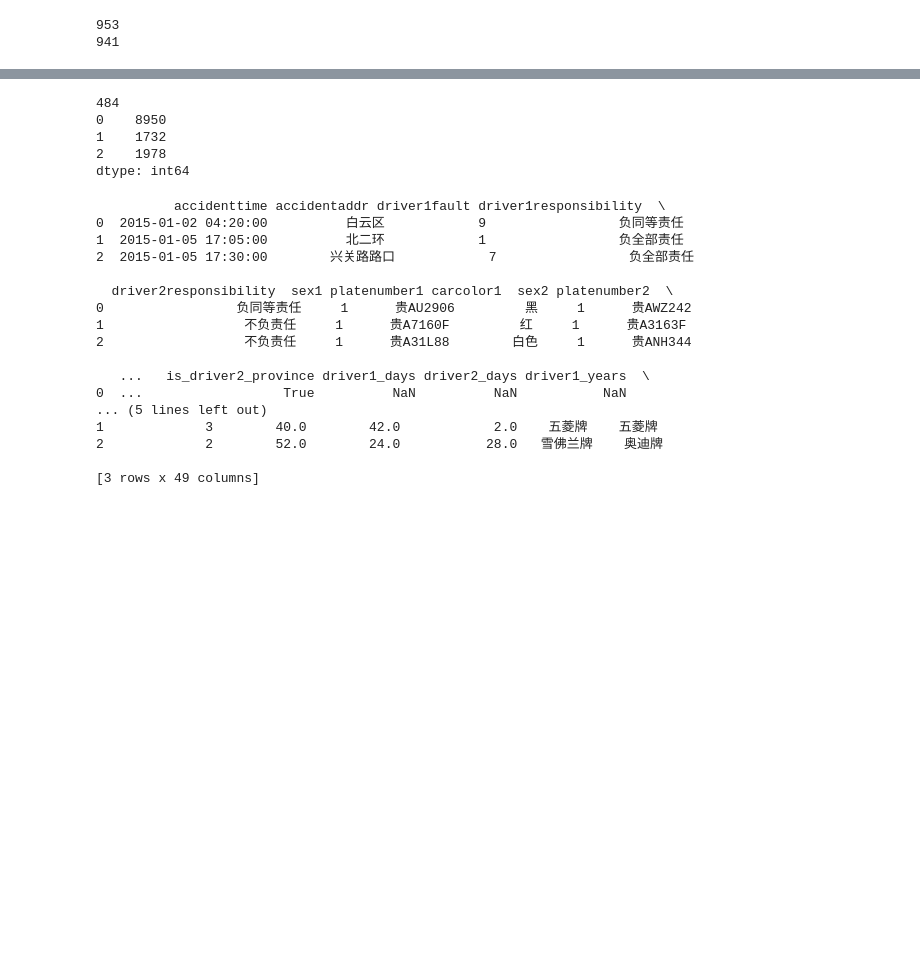
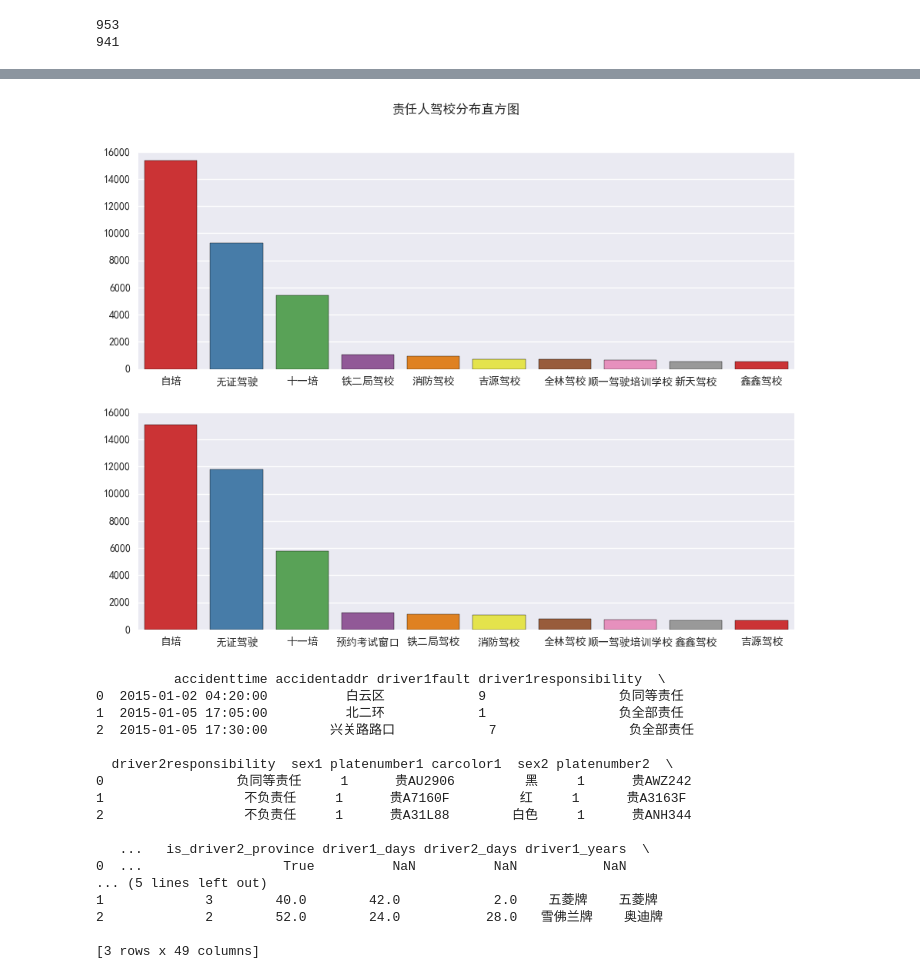
Before and after one commit to junechaild/accident_analysis, a Jupyter notebook: feature_process.ipynb, the cells around one changed output, grey strips where cells are left out. Cells and saved outputs as stored; diff of their text form; code cells hidden in the pictures; blank space fills up the shorter version.

```diff
--- a/feature_process.ipynb
+++ b/feature_process.ipynb
@@ -663,18 +697,26 @@ print(accident_data["clcpp2"].value_counts().count())
 # %%
-# print(accident_data["jxmc1"].value_counts()[:200])
-jxname1=accident_data["jxmc1"]
-jxname1=jxname1.replace("十一培","小河区十一驾校")
-jxname1=jxname1.replace("铁二局驾校 ","南明区铁二局驾校")
-jxname1=jxname1.replace("消防驾校 ","白云区消防驾校")
-print(jxname1.value_counts().count())
-jxaddr=accident_data["jxmc1"].str.extract(r"(\w\w)区|(\w+)县|(\w+)州")
-print(jxaddr[jxaddr.isnull()==False].count())
+accident_data["jxmc1"]=accident_data["jxmc1"].str.replace("-1","无证驾驶")
+accident_data["jxmc2"]=accident_data["jxmc2"].str.replace("-1","无证驾驶")
+jxmc1=accident_data["jxmc1"].value_counts()[:10]
+jxmc2=accident_data["jxmc2"].value_counts()[:10]
+fig,axes=plt.subplots(2,1,figsize=(11,8))
+# fig.set_label("事件量")
+fig.suptitle("责任人驾校分布直方图")
+sns.barplot(jxmc1.index,jxmc1,palette="Set1",ax=axes[0])
+axes[0].set_ylabel(" ")
+sns.barplot(jxmc2.index,jxmc2,palette="Set1",ax=axes[1])
+axes[1].set_ylabel(" ")
+plt.show()
+fig.savefig("school_hist.png")
+# jxname1=accident_data["jxmc1"]
+# jxname1=jxname1.replace("十一培","小河区十一驾校")
+# jxname1=jxname1.replace("铁二局驾校 ","南明区铁二局驾校")
+# jxname1=jxname1.replace("消防驾校 ","白云区消防驾校")
+# print(jxname1.value_counts().count())
+# jxaddr=accident_data["jxmc1"].str.extract(r"(\w\w)区|(\w+)县|(\w+)州")
+# print(jxaddr[jxaddr.isnull()==False].count())
 # %% [output]
-484
-0    8950
-1    1732
-2    1978
-dtype: int64
+[figure, added]
 # %%
 print(accident_data.head(3))
 accident_data.to_csv("accident_data_processed.csv",encoding="utf-8")
```
Also changed, not shown: parts of 5 cells of this notebook, 4 other files.
